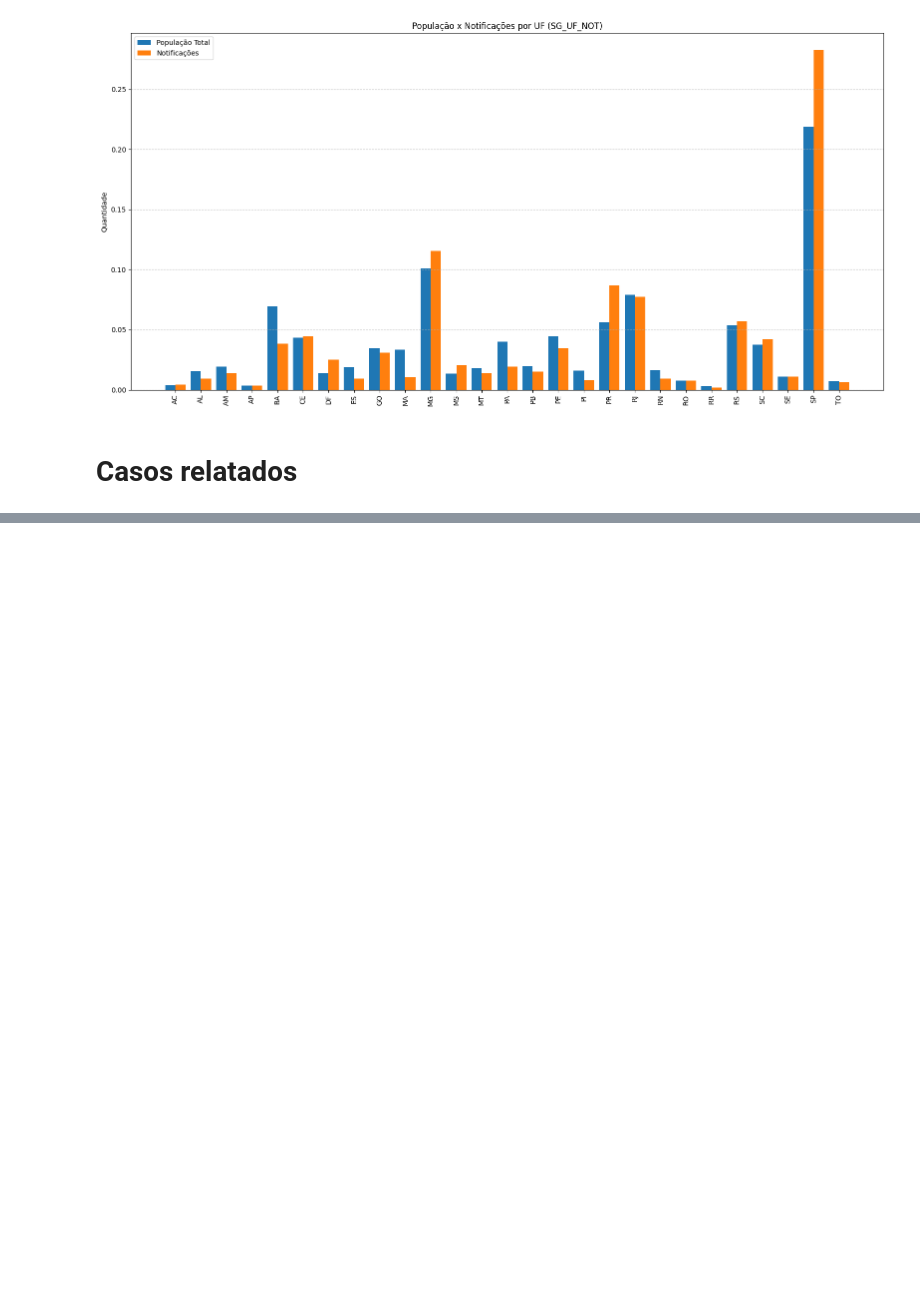
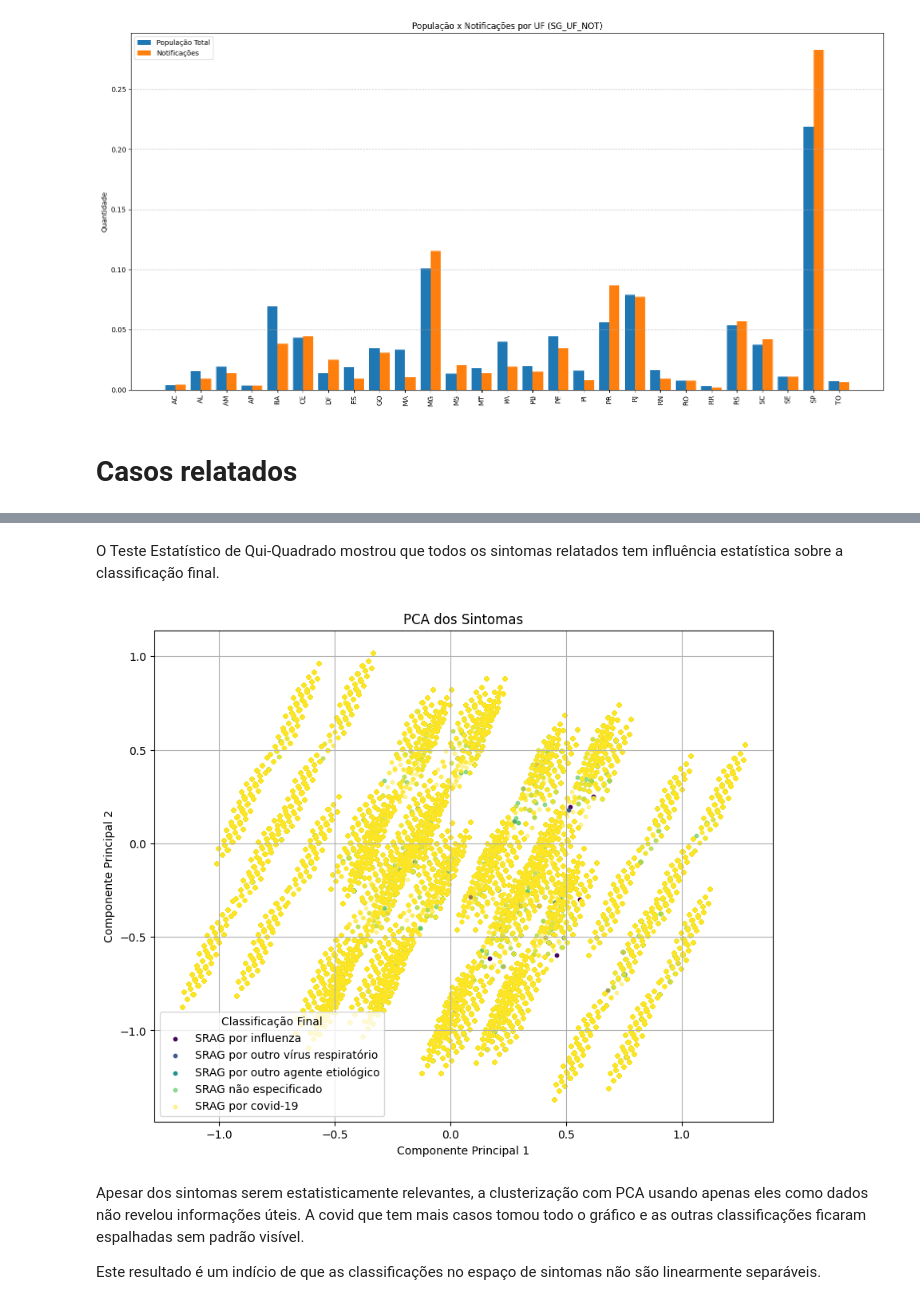
Before and after one commit to hOtoch/2025-1-P1-Analise-e-previsao-SRAG, a Jupyter notebook: analise_srag.ipynb, the cells around one changed output, grey strips where cells are left out. Cells and saved outputs as stored; diff of their text form; code cells hidden in the pictures; blank space fills up the shorter version.

Commit message:
feat: clusterizacao de dados por sintomas e classificadores de sindrome respiratoria baseado em sintoma

```diff
--- a/analise_srag.ipynb
+++ b/analise_srag.ipynb
@@ -399,0 +423,5 @@ Name: VOMITO, Length: 2853686, dtype: float64
+# %%
+cluster_df = read_selected_columns([*sintomas, "CLASSI_FIN"])
+print(cluster_df['CLASSI_FIN'].value_counts())
+print(f"Num NaN: {cluster_df['CLASSI_FIN'].isnull().sum()}")
+cluster_df
@@ -399,0 +454,8 @@ Name: VOMITO, Length: 2853686, dtype: float64
+# %%
+# Excluindo os casos sem classificação final
+cluster_df = cluster_df.drop(cluster_df[cluster_df['CLASSI_FIN'].isnull()].index)
+
+# Assumindo que sintomas ignorados (NaN ou 9.0) são considerados como não tendo o sintoma
+cluster_df = cluster_df.fillna(2.0)
+cluster_df = cluster_df.replace(9.0, 2.0)
+cluster_df
@@ -399,0 +511,47 @@ Name: VOMITO, Length: 2853686, dtype: float64
+# %% [markdown]
+O Teste Estatístico de Qui-Quadrado mostrou que todos os sintomas relatados tem influência estatística sobre a classificação final.
+# %%
+pca = PCA(n_components=2)
+pca_result = pca.fit_transform(cluster_df[sintomas])
+# %%
+class_count = cluster_df['CLASSI_FIN'].value_counts()
+total = class_count.sum()
+
+# Mapeamento da classificação
+class_map = {
+    1: 'SRAG por influenza',
+    2: 'SRAG por outro vírus respiratório',
+    3: 'SRAG por outro agente etiológico',
+    4: 'SRAG não especificado',
+    5: 'SRAG por covid-19'
+}
+
+# Cores para cada classe
+colors = plt.cm.viridis(np.linspace(0, 1, len(class_map)))
+# colors = ['#1f77b4', '#ff7f0e', '#2ca02c', '#d62728', '#9467bd']
+
+plt.figure(figsize=(10, 8))
+
+for i, (class_code, label) in enumerate(class_map.items()):
+    mask = cluster_df['CLASSI_FIN'] == class_code
+    plt.scatter(
+        pca_result[mask, 0],
+        pca_result[mask, 1],
+        label=label,
+        alpha=(1 -class_count[class_code] / total),
+        s=10,
+        color=colors[i]
+    )
+
+plt.title('PCA dos Sintomas')
+plt.xlabel('Componente Principal 1')
+plt.ylabel('Componente Principal 2')
+plt.legend(title='Classificação Final')
+plt.grid()
+plt.show()
+# %% [output]
+[figure, added]
+# %% [markdown]
+Apesar dos sintomas serem estatisticamente relevantes, a clusterização com PCA usando apenas eles como dados não revelou informações úteis. A covid que tem mais casos tomou todo o gráfico e as outras classificações ficaram espalhadas sem padrão visível.
+
+Este resultado é um indício de que as classificações no espaço de sintomas não são linearmente separáveis.
```
Also changed, not shown: parts of 22 cells of this notebook.
